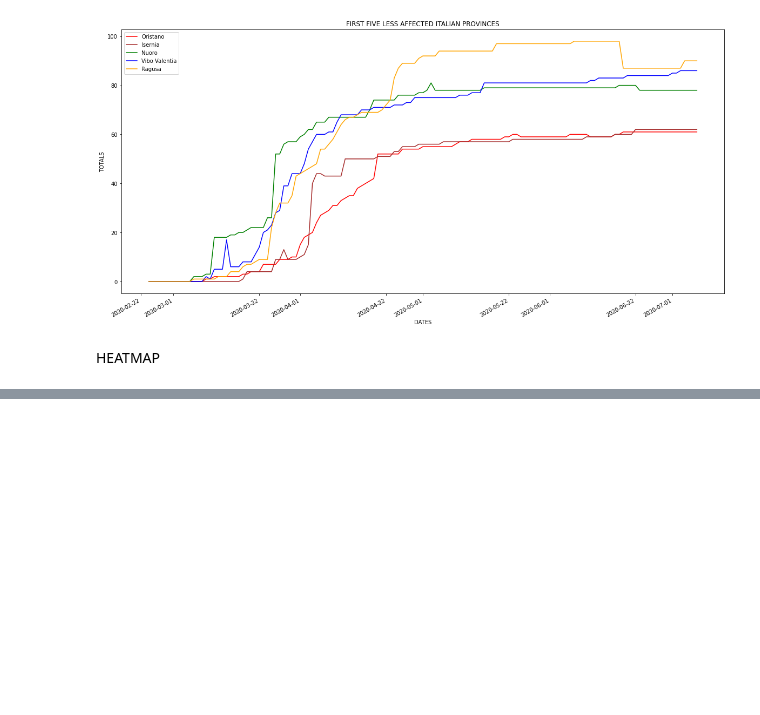
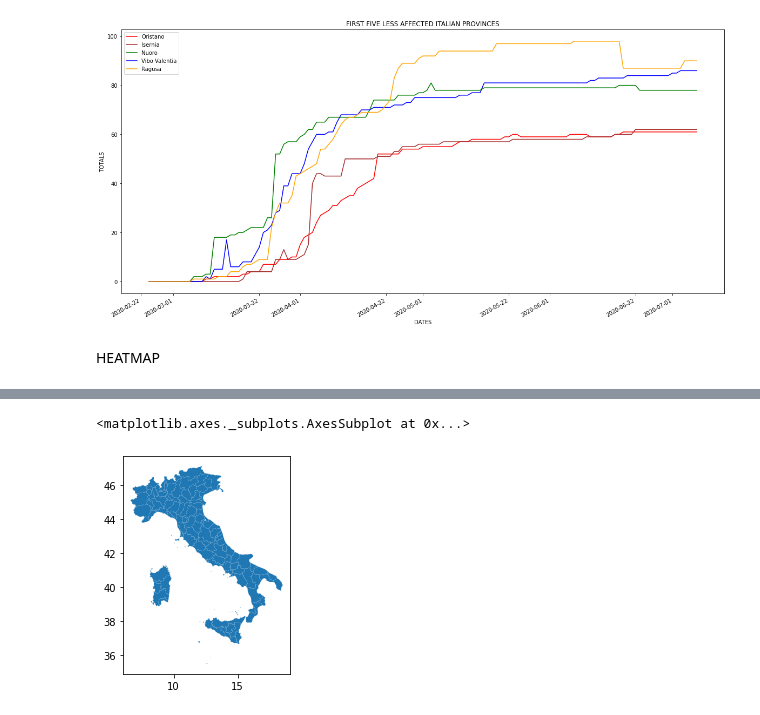
Before and after one commit to pisalore/AAGM_exam, a Jupyter notebook: pandas_exam.ipynb, the cells around one changed output, grey strips where cells are left out. Cells and saved outputs as stored; diff of their text form; code cells hidden in the pictures; blank space fills up the shorter version.

Commit message:
Added geojson italy for heatmap

```diff
--- a/pandas_exam.ipynb
+++ b/pandas_exam.ipynb
@@ -641,0 +639,7 @@ HEATMAP
+# %%
+it_geo = "limits_IT_provinces.geojson"
+map_df = gpd.read_file(it_geo)
+map_df.plot()
+# %% [output]
+<matplotlib.axes._subplots.AxesSubplot at 0x...>
+[figure, added]
```
Also changed, not shown: parts of 2 cells of this notebook, 2 other files.
